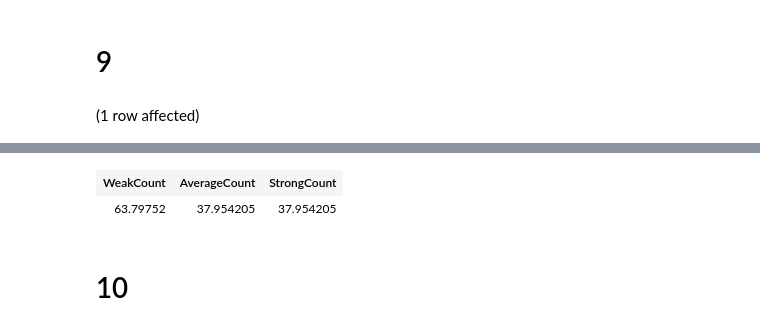
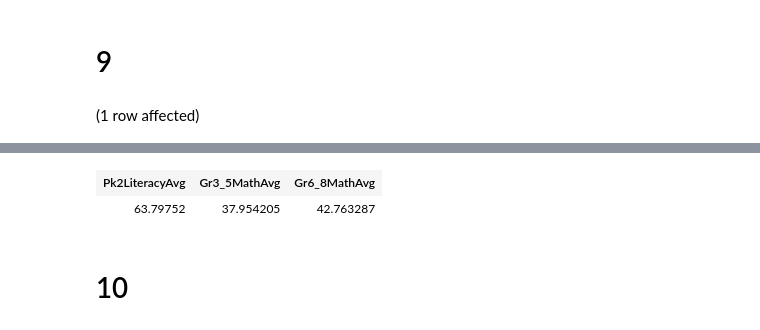
Before and after one commit to sinhvienfpt/Chicago_Public_Schools, a Jupyter notebook: QUESTION.ipynb, the cells around one changed output, grey strips where cells are left out. Saved outputs shown, nothing was run; the diff lists cells and outputs as text; code cells hidden in the pictures.

```diff
--- a/QUESTION.ipynb
+++ b/QUESTION.ipynb
@@ -203,22 +203,28 @@ Total execution time: 00:00:00.049
 # 9
 # %%
 --9-- Liệt kê điểm trung bình của các môn theo khối
-DECLARE @weak real = 0;
-DECLARE @average real = 0;
-DECLARE @good real = 0;
+DECLARE @pk2_literacy_avg real = 0;
+DECLARE @gr3_5_math_avg real = 0;
+DECLARE @gr6_8_math_avg real = 0;
 
 -- Tính toán giá trị trung bình
 SELECT
-    @weak = COALESCE(SUM(CASE WHEN TRY_CAST(Pk_2_Literacy AS real) IS NOT NULL THEN TRY_CAST(Pk_2_Literacy AS real) ELSE 0 END)
-                 / NULLIF(SUM(CASE WHEN TRY_CAST(Pk_2_Literacy AS real) IS NOT NULL THEN 1 ELSE 0 END), 0), 0),
-    @average = COALESCE(SUM(CASE WHEN TRY_CAST(Gr3_5_Grade_Level_Math AS real) IS NOT NULL THEN TRY_CAST(Gr3_5_Grade_Level_Math AS real) ELSE 0 END)
-                 / NULLIF(SUM(CASE WHEN TRY_CAST(Gr3_5_Grade_Level_Math AS real) IS NOT NULL THEN 1 ELSE 0 END), 0), 0),
-    @good = COALESCE(SUM(CASE WHEN TRY_CAST(Gr3_5_Grade_Level_Math AS real) IS NOT NULL THEN TRY_CAST(Gr3_5_Grade_Level_Math AS real) ELSE 0 END)
-                 / NULLIF(SUM(CASE WHEN TRY_CAST(Gr3_5_Grade_Level_Math AS real) IS NOT NULL THEN 1 ELSE 0 END), 0), 0)
+    @pk2_literacy_avg = COALESCE(
+        SUM(CASE WHEN TRY_CAST(Pk_2_Literacy AS real) IS NOT NULL THEN TRY_CAST(Pk_2_Literacy AS real) ELSE 0 END)
+        / NULLIF(SUM(CASE WHEN TRY_CAST(Pk_2_Literacy AS real) IS NOT NULL THEN 1 ELSE 0 END), 0),
+        0),
+    @gr3_5_math_avg = COALESCE(
+        SUM(CASE WHEN TRY_CAST(Gr3_5_Grade_Level_Math AS real) IS NOT NULL THEN TRY_CAST(Gr3_5_Grade_Level_Math AS real) ELSE 0 END)
+        / NULLIF(SUM(CASE WHEN TRY_CAST(Gr3_5_Grade_Level_Math AS real) IS NOT NULL THEN 1 ELSE 0 END), 0),
+        0),
+    @gr6_8_math_avg = COALESCE(
+        SUM(CASE WHEN TRY_CAST(Gr6_8_Grade_Level_Math AS real) IS NOT NULL THEN TRY_CAST(Gr6_8_Grade_Level_Math AS real) ELSE 0 END)
+        / NULLIF(SUM(CASE WHEN TRY_CAST(Gr6_8_Grade_Level_Math AS real) IS NOT NULL THEN 1 ELSE 0 END), 0),
+        0)
 FROM
     tbl_Academic_Performance;
 
 -- Trả về kết quả
-SELECT @weak AS WeakCount, @average AS AverageCount, @good AS StrongCount;
+SELECT @pk2_literacy_avg AS Pk2LiteracyAvg, @gr3_5_math_avg AS Gr3_5MathAvg, @gr6_8_math_avg AS Gr6_8MathAvg;
 # %% [output]
 (1 row affected)
@@ -226,5 +232,5 @@ Total execution time: 00:00:00.055
-| WeakCount | AverageCount | StrongCount |
-| 63.79752 | 37.954205 | 37.954205 |
+| Pk2LiteracyAvg | Gr3_5MathAvg | Gr6_8MathAvg |
+| 63.79752 | 37.954205 | 42.763287 |
 # %% [markdown]
 # 10
 # %%
```
Also changed, not shown: parts of 10 cells of this notebook, 1 other file.
